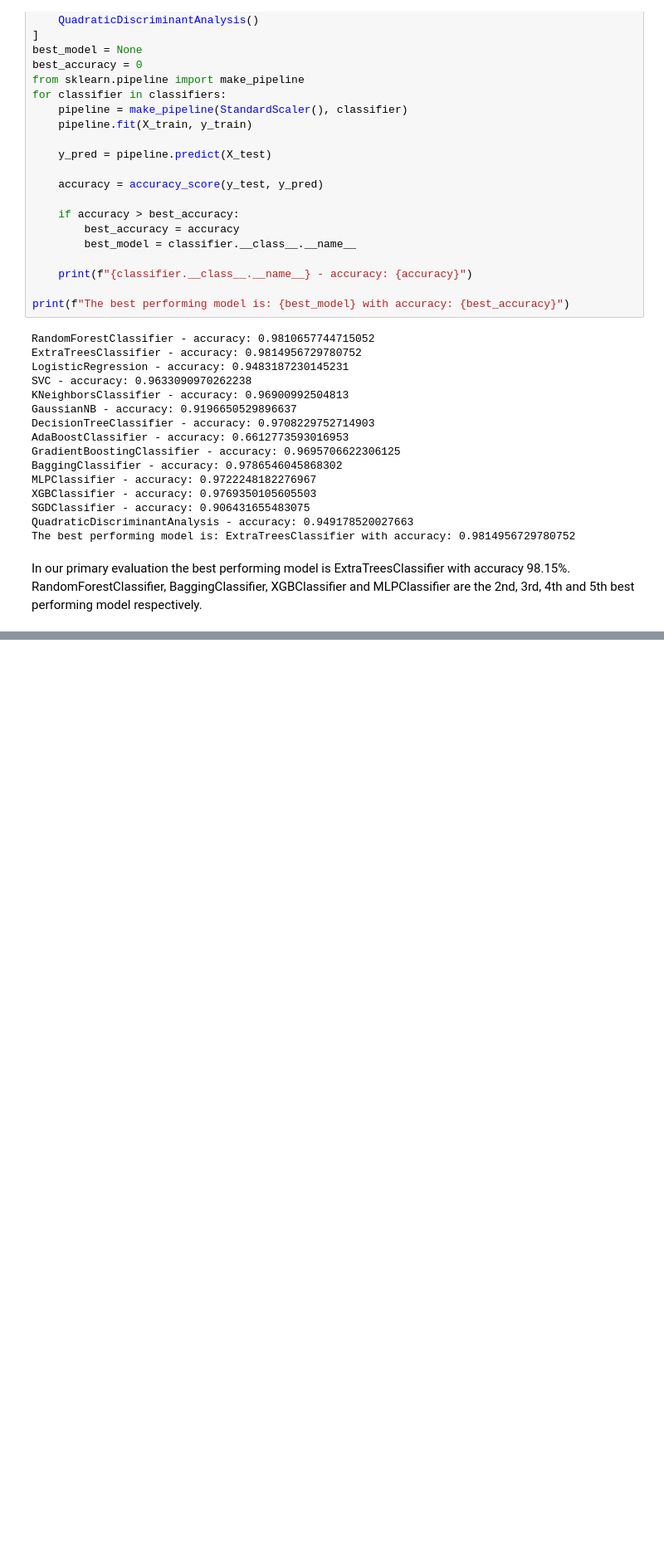
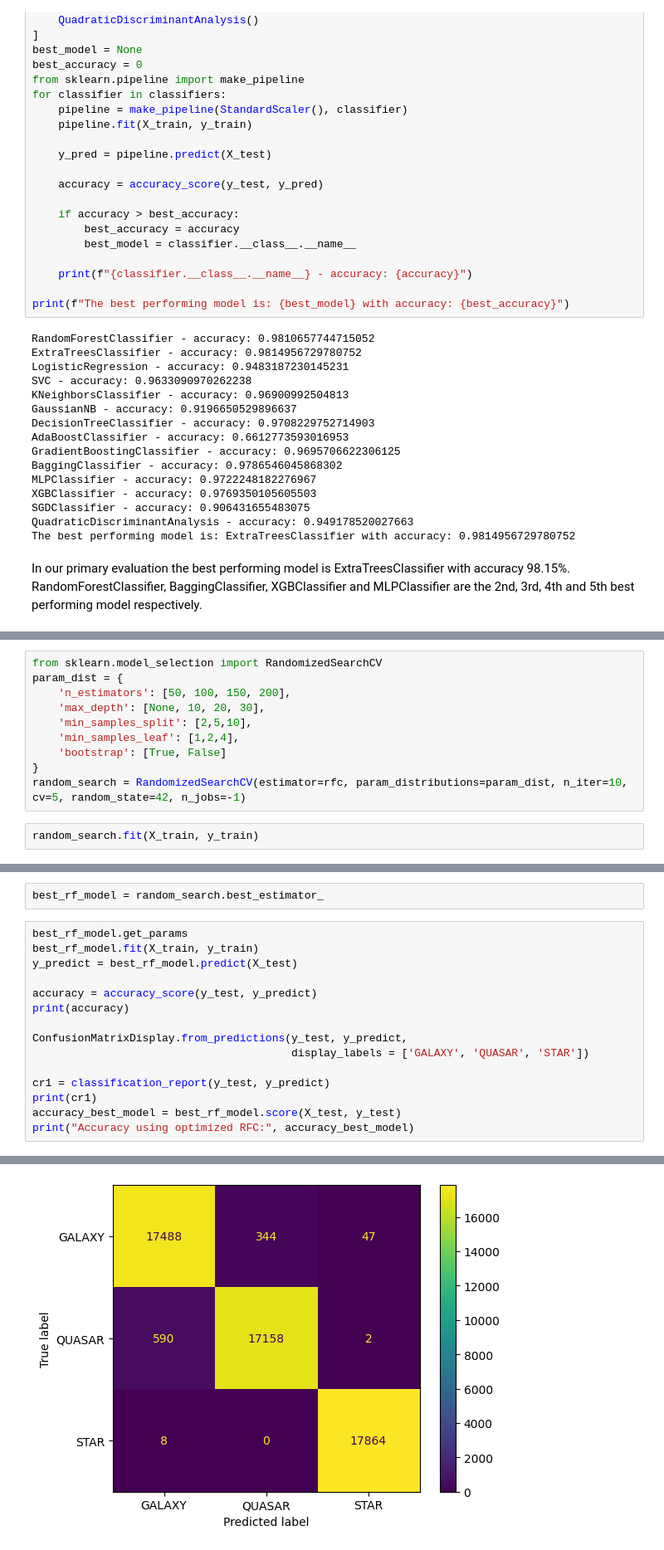
Before and after one commit to Ahmed-Estiak/stellar-classification-using-SMOTE-and-classifiers-ensemble, a Jupyter notebook: Stellar Classification (Smote, Scaled, hyperparamter tuning and ensemble).ipynb, the cells around one changed output, grey strips where cells are left out. Shown: that part at 83% size. Cells and saved outputs as stored; diff of their text form; blank space fills up the shorter version.

```diff
--- a/Stellar Classification (Smote, Scaled, hyperparamter tuning and ensemble).ipynb
+++ b/Stellar Classification (Smote, Scaled, hyperparamter tuning and ensemble).ipynb
@@ -383,0 +420,12 @@ In our primary evaluation the best performing model is ExtraTreesClassifier with
+# %%
+from sklearn.model_selection import RandomizedSearchCV
+param_dist = {
+    'n_estimators': [50, 100, 150, 200],
+    'max_depth': [None, 10, 20, 30],
+    'min_samples_split': [2,5,10],
+    'min_samples_leaf': [1,2,4],
+    'bootstrap': [True, False]
+}
+random_search = RandomizedSearchCV(estimator=rfc, param_distributions=param_dist, n_iter=10, cv=5, random_state=42, n_jobs=-1)
+# %%
+random_search.fit(X_train, y_train)
@@ -383,0 +448,18 @@ In our primary evaluation the best performing model is ExtraTreesClassifier with
+# %%
+best_rf_model = random_search.best_estimator_
+# %%
+best_rf_model.get_params
+best_rf_model.fit(X_train, y_train)
+y_predict = best_rf_model.predict(X_test)
+
+accuracy = accuracy_score(y_test, y_predict)
+print(accuracy)
+
+ConfusionMatrixDisplay.from_predictions(y_test, y_predict,
+                                        display_labels = ['GALAXY', 'QUASAR', 'STAR'])
+
+cr1 = classification_report(y_test, y_predict)
+print(cr1)
+accuracy_best_model = best_rf_model.score(X_test, y_test)
+print("Accuracy using optimized RFC:", accuracy_best_model)
+# %% [output]
@@ -383,0 +478 @@ In our primary evaluation the best performing model is ExtraTreesClassifier with
+[figure, added]
```
Also changed, not shown: parts of 9 cells of this notebook.
